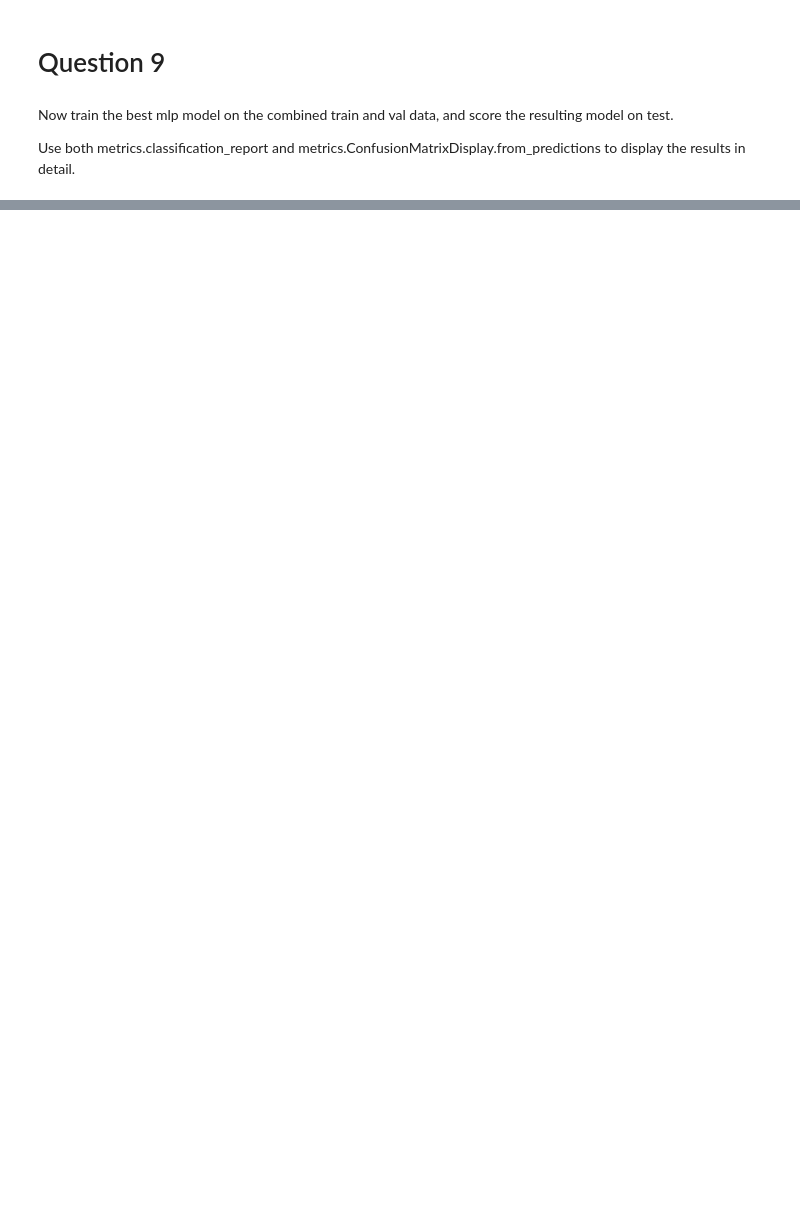
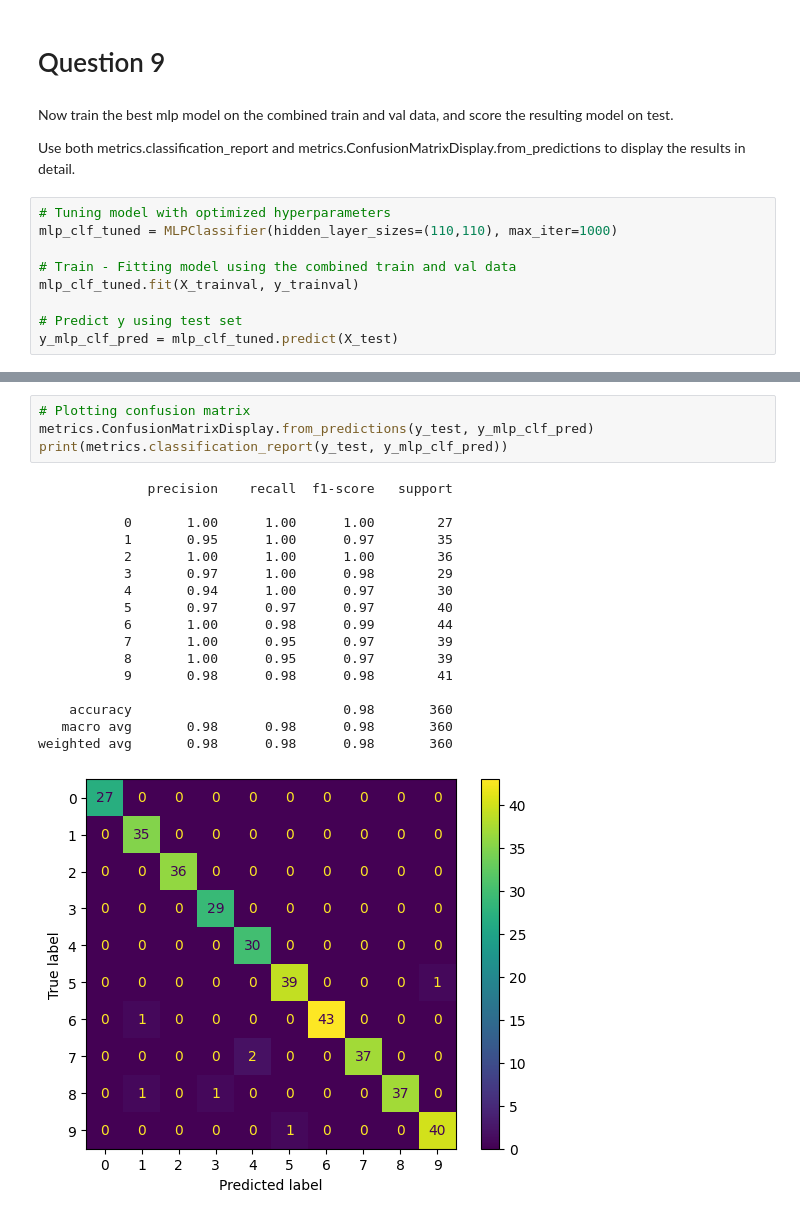
Before and after one commit to helenaglaring/aiml23_labs, a Jupyter notebook: LAB1_2023.ipynb, the cells around one changed output, grey strips where cells are left out. Saved outputs shown, nothing was run; the diff lists cells and outputs as text; blank space fills up the shorter version.

```diff
--- a/LAB1_2023.ipynb
+++ b/LAB1_2023.ipynb
@@ -203,3 +452,12 @@ hidden layer sizes. Try values from (10,10) to (210,210), increasing by 50s. You
 Now train the best mlp model on the combined train and val data, and score the resulting model on test.
 
 Use both metrics.classification_report and metrics.ConfusionMatrixDisplay.from_predictions to display the results in detail.
+# %%
+# Tuning model with optimized hyperparameters
+mlp_clf_tuned = MLPClassifier(hidden_layer_sizes=(110,110), max_iter=1000)
+
+# Train - Fitting model using the combined train and val data
+mlp_clf_tuned.fit(X_trainval, y_trainval)
+
+# Predict y using test set
+y_mlp_clf_pred = mlp_clf_tuned.predict(X_test)
@@ -205,0 +492,22 @@ Use both metrics.classification_report and metrics.ConfusionMatrixDisplay.from_p
+# %%
+# Plotting confusion matrix
+metrics.ConfusionMatrixDisplay.from_predictions(y_test, y_mlp_clf_pred)
+print(metrics.classification_report(y_test, y_mlp_clf_pred))
+# %% [output]
+              precision    recall  f1-score   support
+
+           0       1.00      1.00      1.00        27
+           1       0.95      1.00      0.97        35
+           2       1.00      1.00      1.00        36
+           3       0.97      1.00      0.98        29
+           4       0.94      1.00      0.97        30
+           5       0.97      0.97      0.97        40
+           6       1.00      0.98      0.99        44
+           7       1.00      0.95      0.97        39
+           8       1.00      0.95      0.97        39
+           9       0.98      0.98      0.98        41
+
+    accuracy                           0.98       360
+   macro avg       0.98      0.98      0.98       360
+weighted avg       0.98      0.98      0.98       360
+[figure, added]
```
Also changed, not shown: parts of 32 cells of this notebook, 1 other file.
